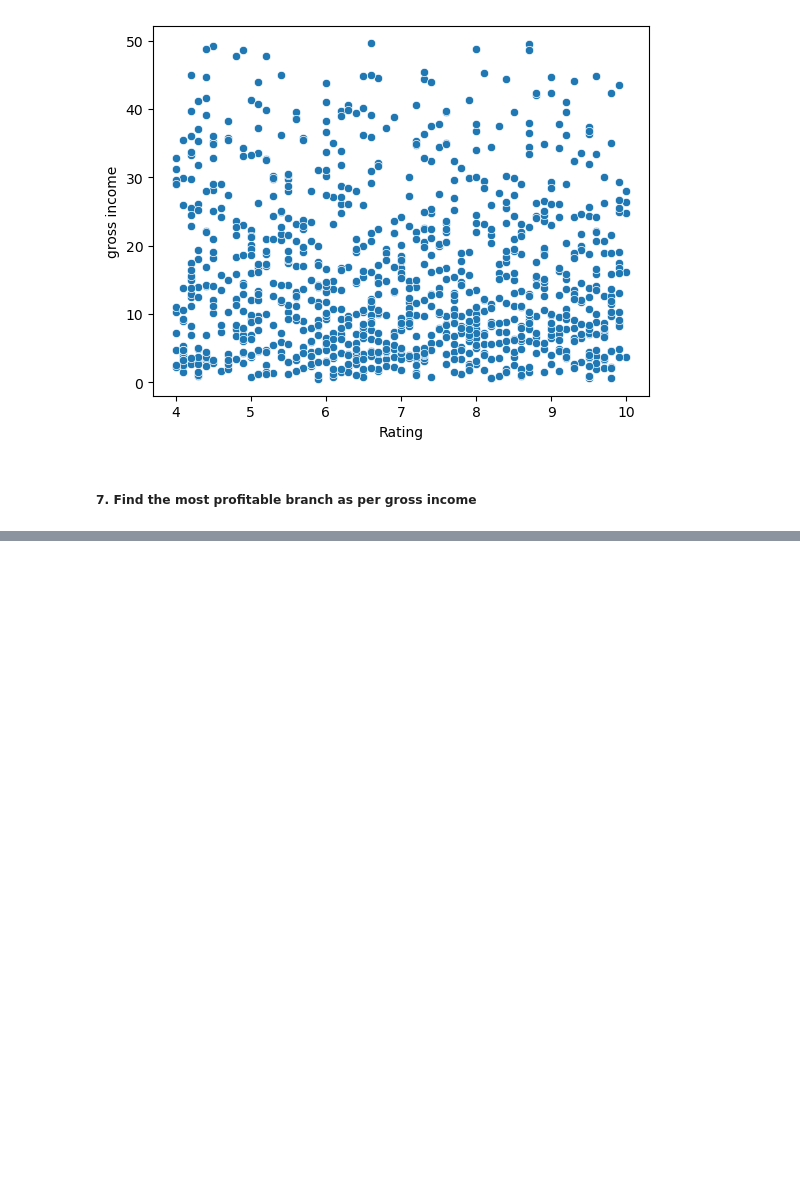
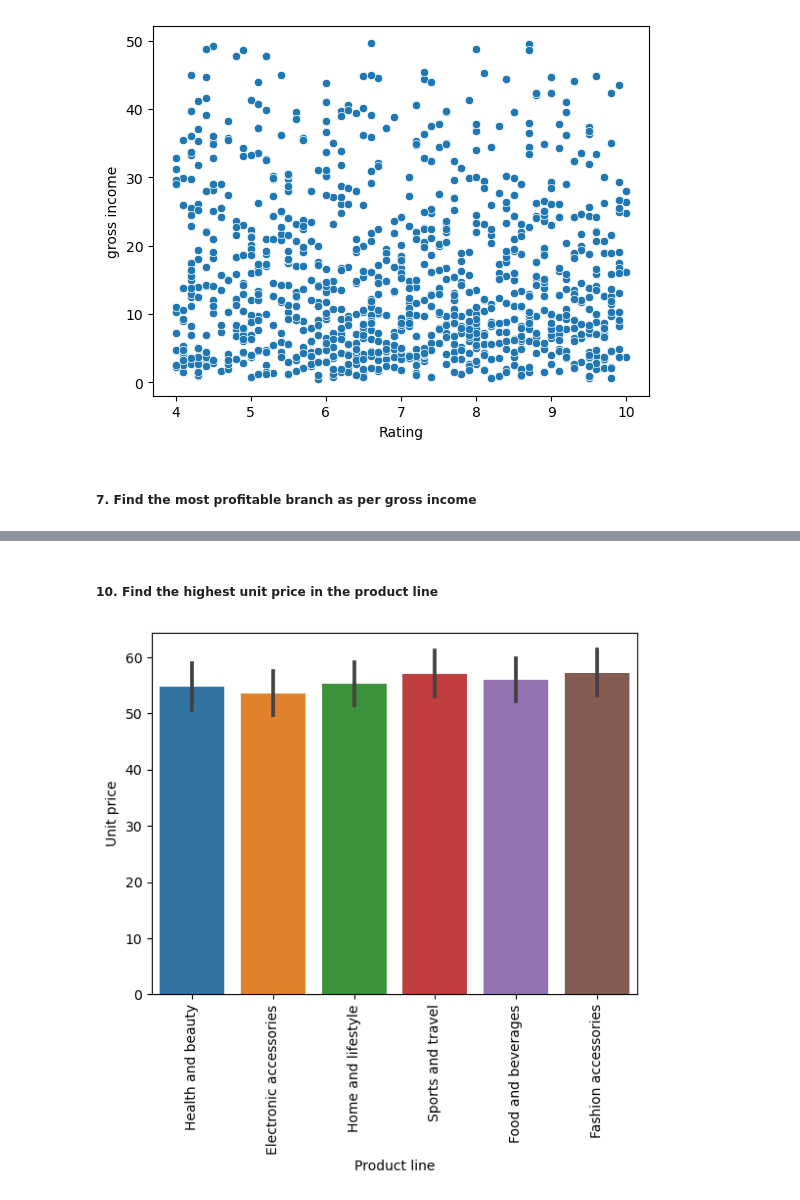
Before and after one commit to nehemiahmensah/nehemiah_siliconaccra, a Jupyter notebook: DATA SCIENCE/Viz.ipynb, the cells around one changed output, grey strips where cells are left out. Cells and saved outputs as stored; diff of their text form; code cells hidden in the pictures; blank space fills up the shorter version.

```diff
--- a/DATA SCIENCE/Viz.ipynb
+++ b/DATA SCIENCE/Viz.ipynb
@@ -85,0 +104,8 @@ sns.countplot
+# %% [markdown]
+##### 10. Find the highest unit price in the product line
+# %%
+sns.barplot(x = df['Product line'], y = df['Unit price'])
+plt.xticks(rotation = 90)
+plt.show()
+# %% [output]
+[figure, added]
```
Also changed, not shown: parts of 10 cells of this notebook, 9 other files.
